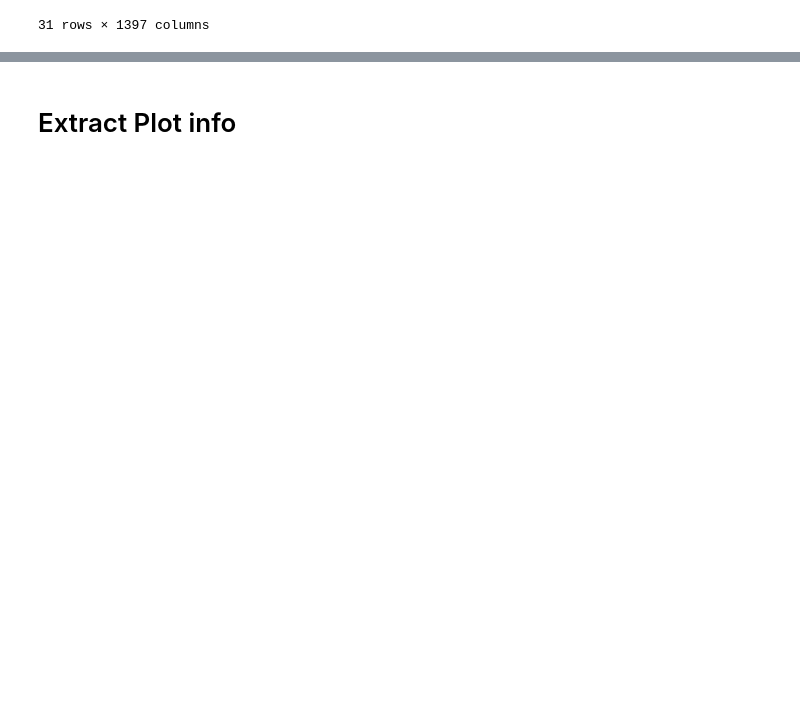
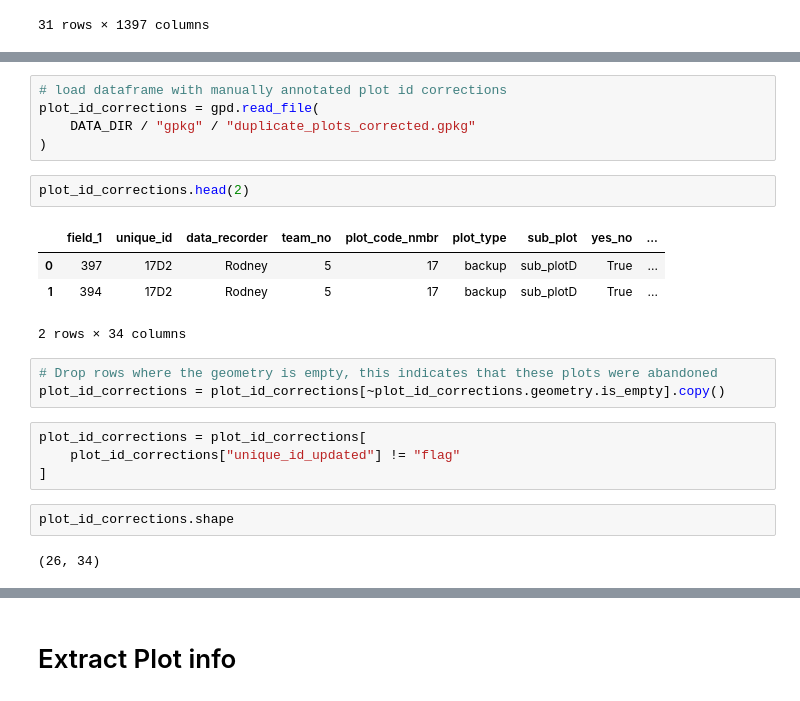
Before and after one commit to rnvllflores/ERRCalculator, a Jupyter notebook: notebooks/01_biomass_inventory/01_export_load_carbon_pools.ipynb, the cells around one changed output, grey strips where cells are left out. Cells and saved outputs as stored; diff of their text form; blank space fills up the shorter version.

```diff
--- a/notebooks/01_biomass_inventory/01_export_load_carbon_pools.ipynb
+++ b/notebooks/01_biomass_inventory/01_export_load_carbon_pools.ipynb
@@ -140,0 +149,23 @@ data[
+# %%
+# load dataframe with manually annotated plot id corrections
+plot_id_corrections = gpd.read_file(
+    DATA_DIR / "gpkg" / "duplicate_plots_corrected.gpkg"
+)
+# %%
+plot_id_corrections.head(2)
+# %% [output]
+|  | field_1 | unique_id | data_recorder | team_no | plot_code_nmbr | plot_type | sub_plot | yes_no | ... |
+| 0 | 397 | 17D2 | Rodney | 5 | 17 | backup | sub_plotD | True | ... |
+| 1 | 394 | 17D2 | Rodney | 5 | 17 | backup | sub_plotD | True | ... |
+2 rows × 34 columns
+# %%
+# Drop rows where the geometry is empty, this indicates that these plots were abandoned
+plot_id_corrections = plot_id_corrections[~plot_id_corrections.geometry.is_empty].copy()
+# %%
+plot_id_corrections = plot_id_corrections[
+    plot_id_corrections["unique_id_updated"] != "flag"
+]
+# %%
+plot_id_corrections.shape
+# %% [output]
+(26, 34)
```
Also changed, not shown: parts of 16 cells of this notebook, 1 other file.
